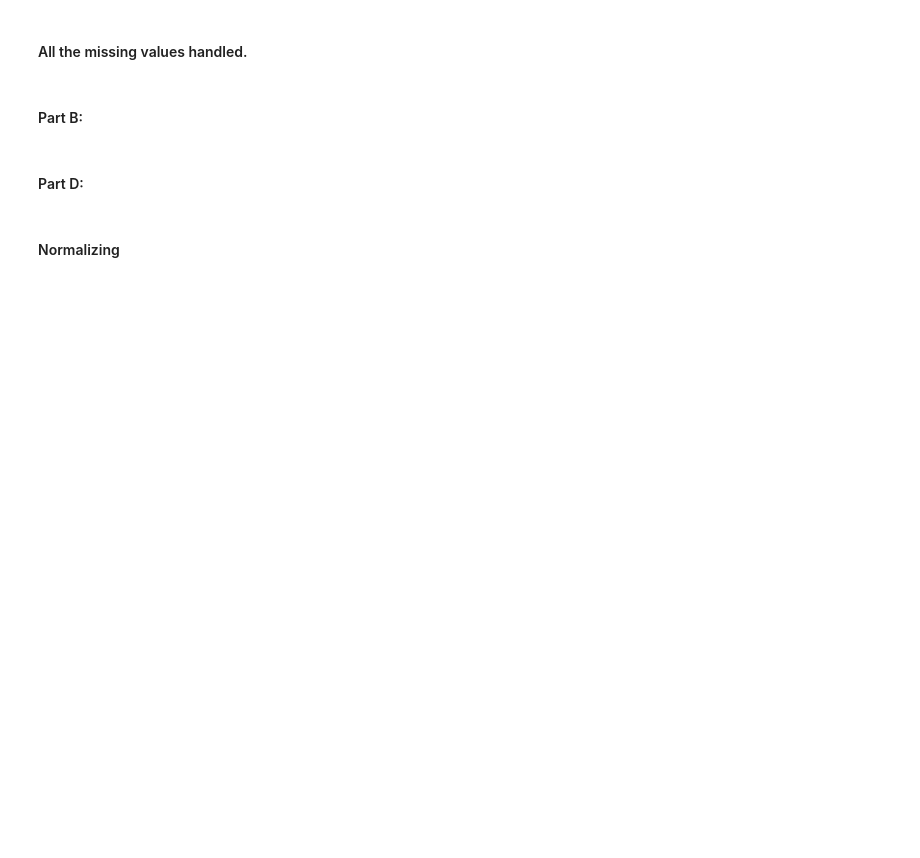
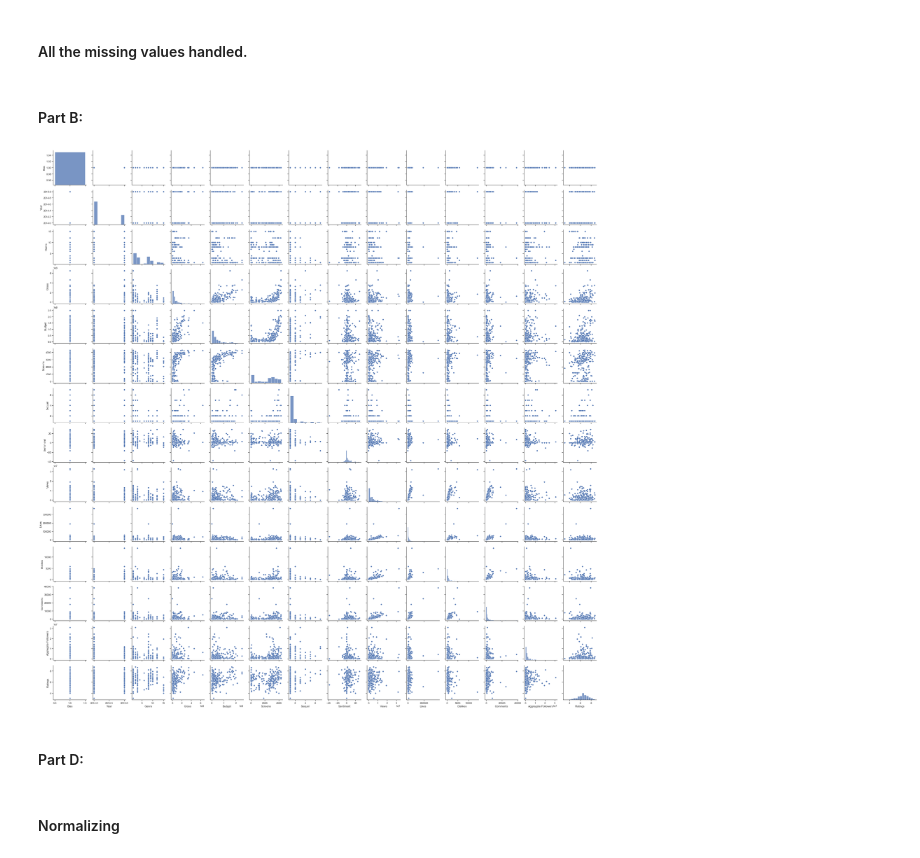
Before and after one commit to nahbos/AUT-Machine-Learning, a Jupyter notebook: Ex01_Q2.ipynb, the cells around one changed output. Cells and saved outputs as stored; diff of their text form; code cells hidden in the pictures; blank space fills up the shorter version.

```diff
--- a/Ex01_Q2.ipynb
+++ b/Ex01_Q2.ipynb
@@ -83,9 +230,11 @@ dataset.isnull().sum()
 # %% [markdown]
 #### Part B:
 # %%
-# sns.set(style="ticks", color_codes=True)
-# g = sns.pairplot(dataset)
-# plt.show()
+sns.set(style="ticks", color_codes=True)
+g = sns.pairplot(dataset)
+plt.show()
+# %% [output]
+[figure, added]
 # %% [markdown]
 #### Part D:
 # %%
```
Also changed, not shown: parts of 24 cells of this notebook.
